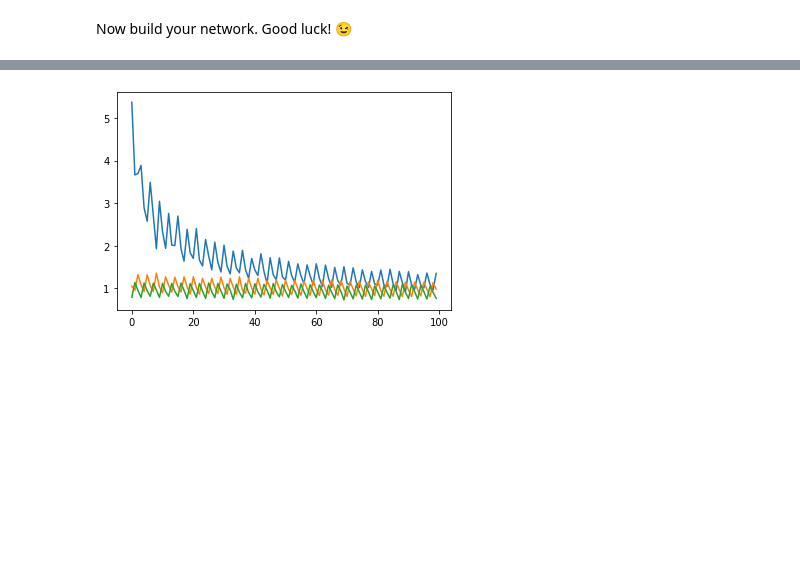
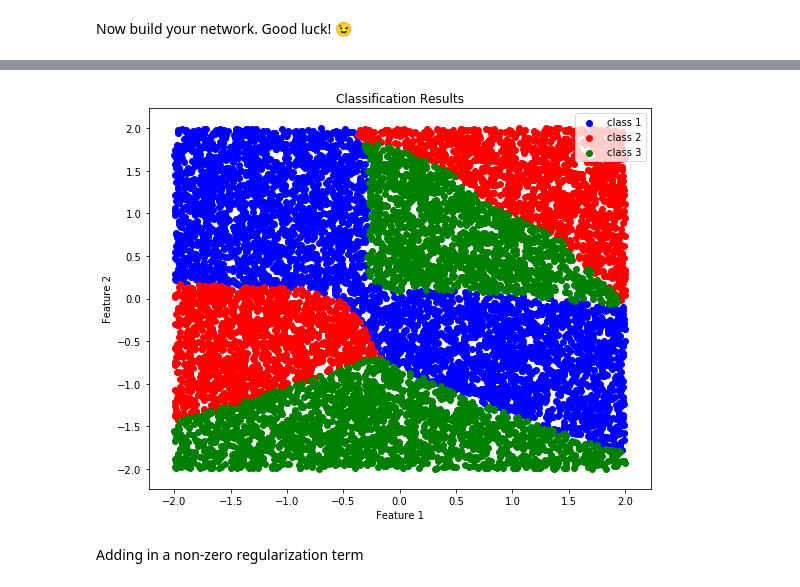
Before and after one commit to dsikka/DL4CV, a Jupyter notebook: HW3.ipynb, the cells around one changed output, grey strips where cells are left out. Drawn from its saved outputs; the diff is of its cells as text; code cells hidden in the pictures; blank space fills up the shorter version.

```diff
--- a/HW3.ipynb
+++ b/HW3.ipynb
@@ -407,0 +394,8 @@ class mlp:
+# %%
+# 8 hidden units, 1 hidden layer, regularization = 0
+NN = mlp()
+NN.add_layer('Hidden', dim_in=2, dim_out=8)
+NN.add_layer('Output', dim_in=8, dim_out=3)
+NN.add_layer('Loss', dim_in=3, dim_out=3)
+NN.train(X, y, 100, 10, 0)
+NN.predict()
@@ -407,0 +404,8 @@ class mlp:
+# %%
+# 16 hidden units, 1 hidden layer, regularization = 0
+NN = mlp()
+NN.add_layer('Hidden', dim_in=2, dim_out=16)
+NN.add_layer('Output', dim_in=16, dim_out=3)
+NN.add_layer('Loss', dim_in=3, dim_out=3)
+NN.train(X, y, 100, 10, 0)
+NN.predict()
@@ -407,0 +414,10 @@ class mlp:
+# %%
+# 3 hidden units, 3 hidden layers, regularization = 0
+NN = mlp()
+NN.add_layer('Hidden', dim_in=2, dim_out=3)
+NN.add_layer('Hidden', dim_in=3, dim_out=3)
+NN.add_layer('Hidden', dim_in=3, dim_out=3)
+NN.add_layer('Output', dim_in=3, dim_out=3)
+NN.add_layer('Loss', dim_in=3, dim_out=3)
+NN.train(X, y, 150, 10, 0)
+NN.predict()
@@ -407,0 +426,10 @@ class mlp:
+# %%
+# 8 hidden units, 3 hidden layers, regularization = 0
+NN = mlp()
+NN.add_layer('Hidden', dim_in=2, dim_out=8)
+NN.add_layer('Hidden', dim_in=8, dim_out=8)
+NN.add_layer('Hidden', dim_in=8, dim_out=8)
+NN.add_layer('Output', dim_in=8, dim_out=3)
+NN.add_layer('Loss', dim_in=3, dim_out=3)
+NN.train(X, y, 100, 10, 0)
+NN.predict()
@@ -408,9 +438,14 @@ class mlp:
 # %%
+# 16 hidden units, 3 hidden layers, regularization = 0
 NN = mlp()
 NN.add_layer('Hidden', dim_in=2, dim_out=16)
 NN.add_layer('Hidden', dim_in=16, dim_out=16)
+NN.add_layer('Hidden', dim_in=16, dim_out=16)
 NN.add_layer('Output', dim_in=16, dim_out=3)
 NN.add_layer('Loss', dim_in=3, dim_out=3)
-NN.train(X, y, 100, 10, 0.1)
+NN.train(X, y, 100, 10, 0)
+NN.predict()
 # %% [output]
-[figure, old version]
+[figure, new version]
+# %% [markdown]
+Adding in a non-zero regularization term
```
Also changed, not shown: parts of 18 cells of this notebook.
